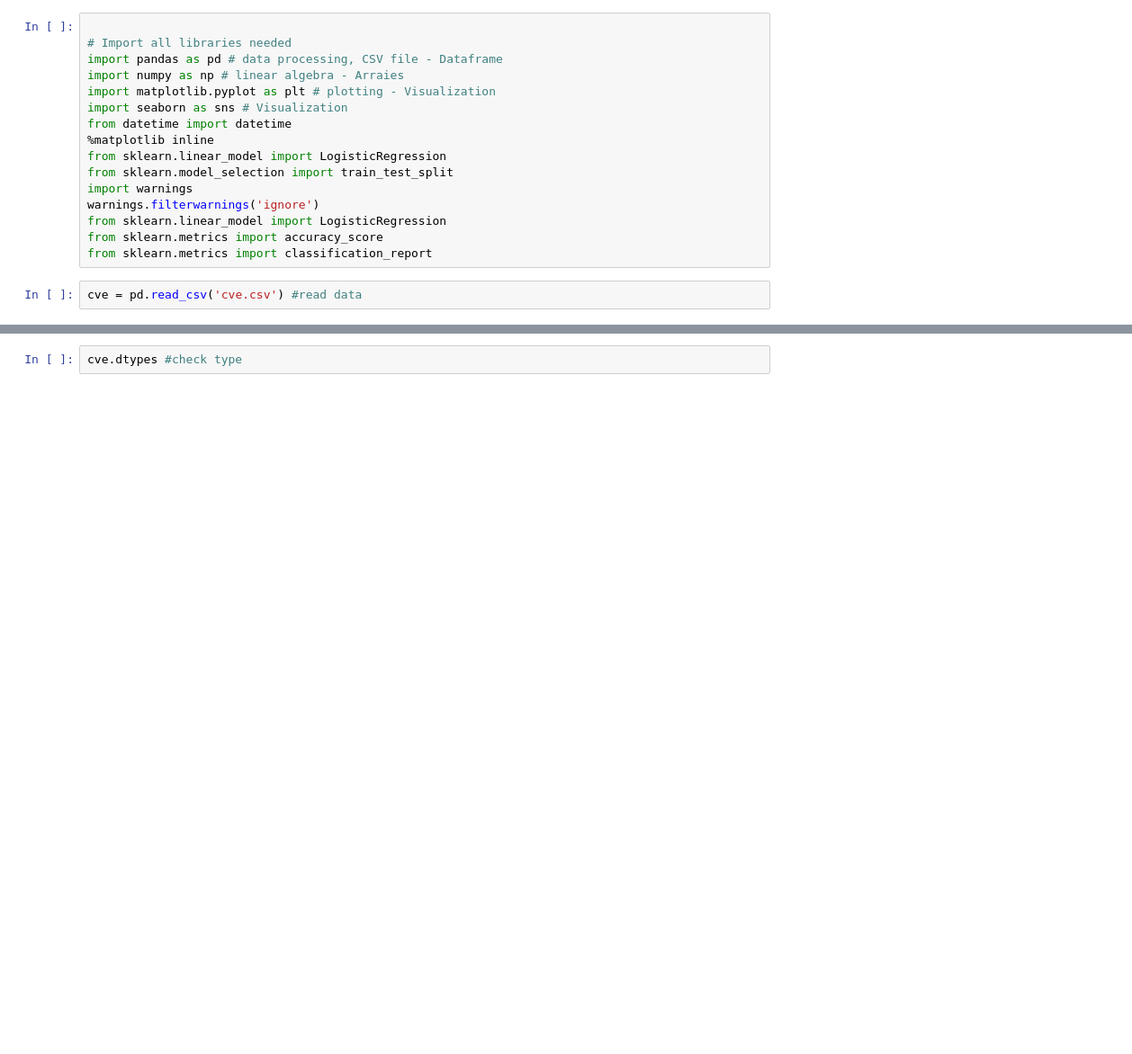
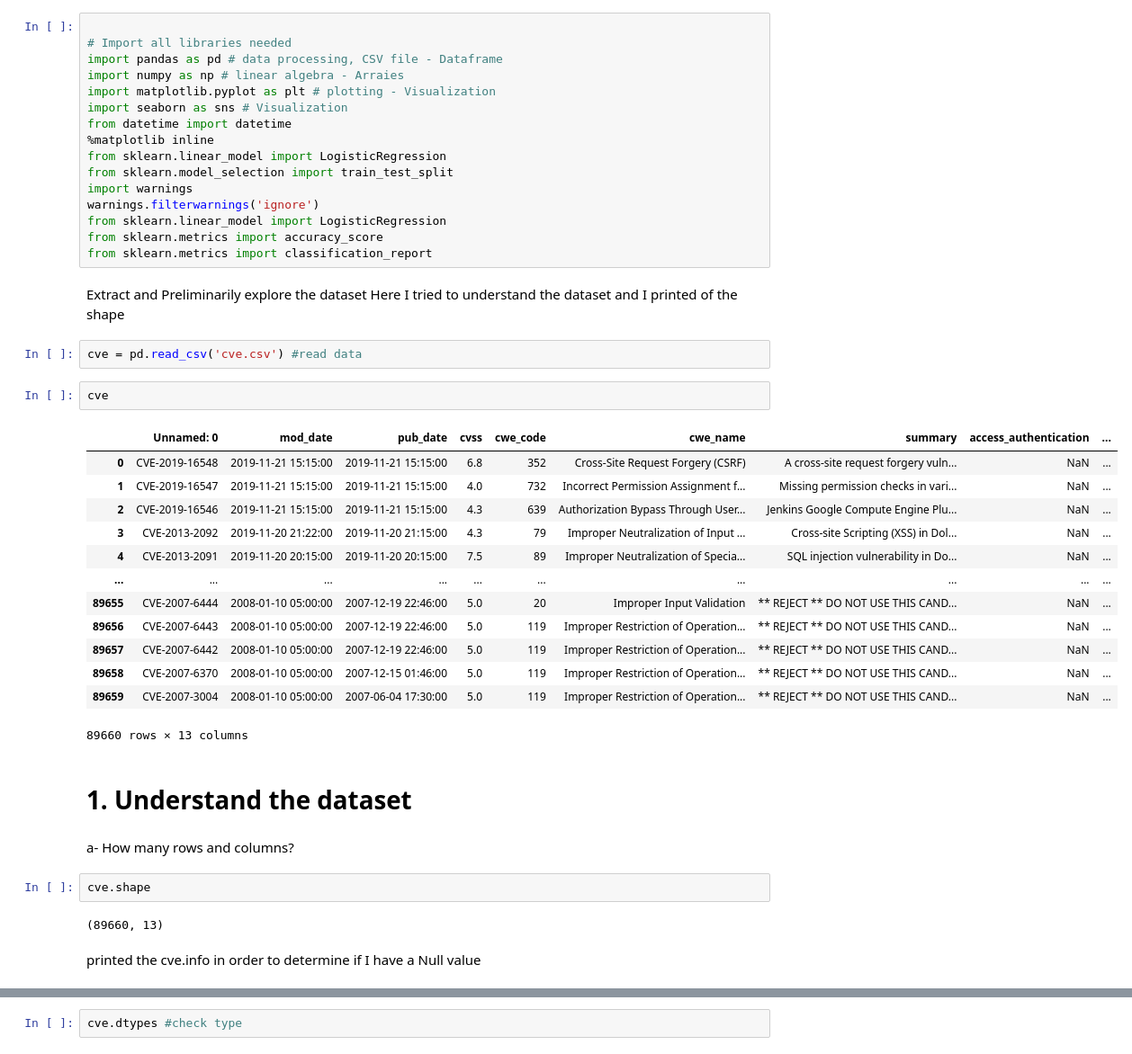
Before and after one commit to amalAlrefaie/project, a Jupyter notebook: project.ipynb, the cells around one changed output, grey strips where cells are left out. Shown: that part at 90% size. Cells and saved outputs as stored; diff of their text form; blank space fills up the shorter version.

```diff
--- a/project.ipynb
+++ b/project.ipynb
@@ -14,6 +27,35 @@ warnings.filterwarnings('ignore')
 from sklearn.linear_model import LogisticRegression
 from sklearn.metrics import accuracy_score
 from sklearn.metrics import classification_report
+# %% [markdown]
+Extract and Preliminarily explore the dataset
+Here I tried to understand the dataset and I printed of the shape
 # %%
 cve = pd.read_csv('cve.csv') #read data
+# %%
+cve
+# %% [output]
+|  | Unnamed: 0 | mod_date | pub_date | cvss | cwe_code | cwe_name | summary | access_authentication | ... |
+| 0 | CVE-2019-16548 | 2019-11-21 15:15:00 | 2019-11-21 15:15:00 | 6.8 | 352 | Cross-Site Request Forgery (CSRF) | A cross-site request forgery vuln... | NaN | ... |
+| 1 | CVE-2019-16547 | 2019-11-21 15:15:00 | 2019-11-21 15:15:00 | 4.0 | 732 | Incorrect Permission Assignment f... | Missing permission checks in vari... | NaN | ... |
+| 2 | CVE-2019-16546 | 2019-11-21 15:15:00 | 2019-11-21 15:15:00 | 4.3 | 639 | Authorization Bypass Through User... | Jenkins Google Compute Engine Plu... | NaN | ... |
+| 3 | CVE-2013-2092 | 2019-11-20 21:22:00 | 2019-11-20 21:15:00 | 4.3 | 79 | Improper Neutralization of Input ... | Cross-site Scripting (XSS) in Dol... | NaN | ... |
+| 4 | CVE-2013-2091 | 2019-11-20 20:15:00 | 2019-11-20 20:15:00 | 7.5 | 89 | Improper Neutralization of Specia... | SQL injection vulnerability in Do... | NaN | ... |
+| ... | ... | ... | ... | ... | ... | ... | ... | ... | ... |
+| 89655 | CVE-2007-6444 | 2008-01-10 05:00:00 | 2007-12-19 22:46:00 | 5.0 | 20 | Improper Input Validation | ** REJECT ** DO NOT USE THIS CAND... | NaN | ... |
+| 89656 | CVE-2007-6443 | 2008-01-10 05:00:00 | 2007-12-19 22:46:00 | 5.0 | 119 | Improper Restriction of Operation... | ** REJECT ** DO NOT USE THIS CAND... | NaN | ... |
+| 89657 | CVE-2007-6442 | 2008-01-10 05:00:00 | 2007-12-19 22:46:00 | 5.0 | 119 | Improper Restriction of Operation... | ** REJECT ** DO NOT USE THIS CAND... | NaN | ... |
+| 89658 | CVE-2007-6370 | 2008-01-10 05:00:00 | 2007-12-15 01:46:00 | 5.0 | 119 | Improper Restriction of Operation... | ** REJECT ** DO NOT USE THIS CAND... | NaN | ... |
+| 89659 | CVE-2007-3004 | 2008-01-10 05:00:00 | 2007-06-04 17:30:00 | 5.0 | 119 | Improper Restriction of Operation... | ** REJECT ** DO NOT USE THIS CAND... | NaN | ... |
+89660 rows × 13 columns
+# %% [markdown]
+# 1. Understand the dataset
+# %% [markdown]
+a- How many rows and columns?
+# %%
+cve.shape
+# %% [output]
+(89660, 13)
+# %% [markdown]
+printed the cve.info in order to determine if I have a Null value
 # %%
```
Also changed, not shown: parts of 27 cells of this notebook.
